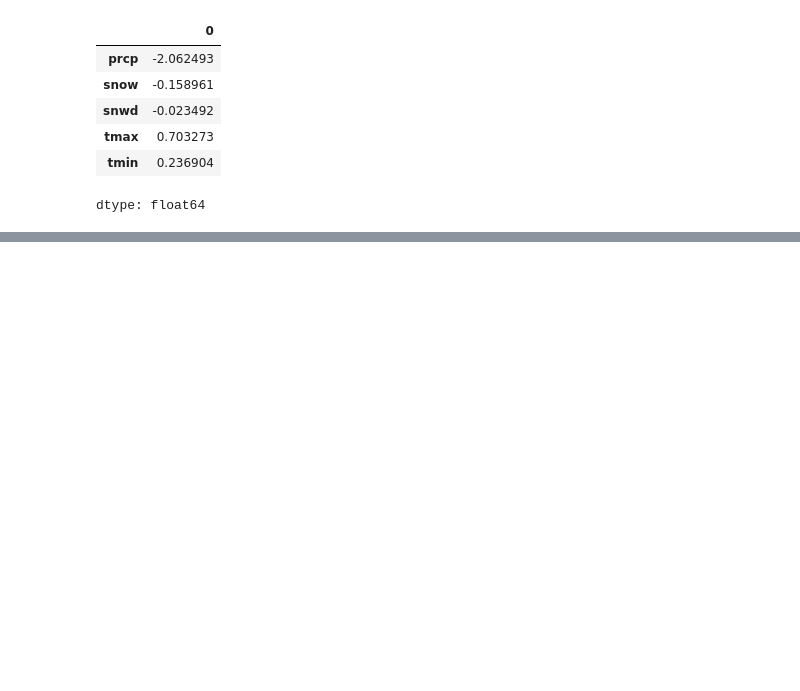
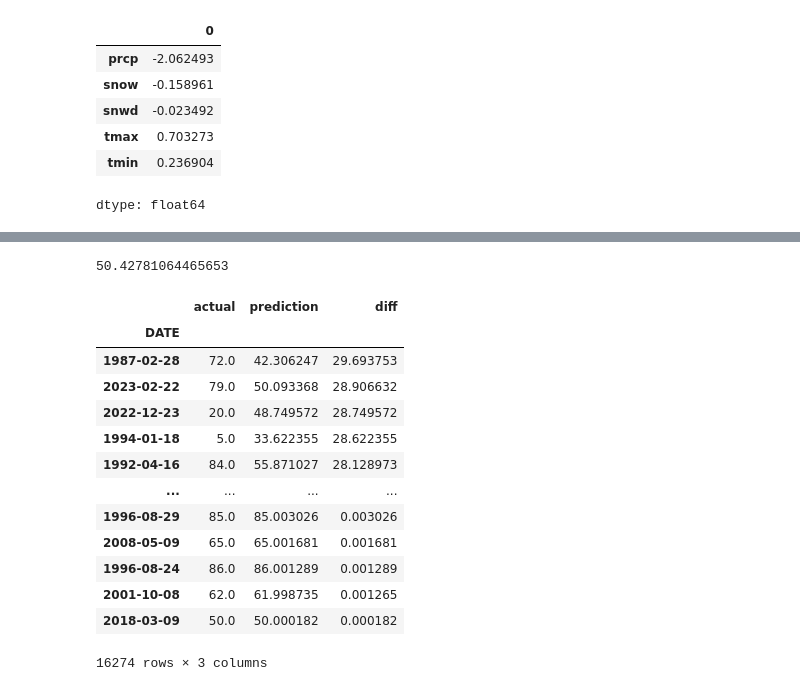
Before and after one commit to Martim35/Weather-Prevision-ML, a Jupyter notebook: Weather_Prevision.ipynb, the cells around one changed output, grey strips where cells are left out. Saved outputs shown, nothing was run; the diff lists cells and outputs as text; code cells hidden in the pictures; blank space fills up the shorter version.

```diff
--- a/Weather_Prevision.ipynb
+++ b/Weather_Prevision.ipynb
@@ -243,0 +246,21 @@ NameError: name 'np' is not defined
+# %%
+mean_squared_error(predictions["actual"], predictions["prediction"])
+# %% [output]
+50.42781064465653
+# %%
+predictions.sort_values("diff", ascending=False)
+# %% [output]
+|  | actual | prediction | diff |
+| DATE |  |  |  |
+| 1987-02-28 | 72.0 | 42.306247 | 29.693753 |
+| 2023-02-22 | 79.0 | 50.093368 | 28.906632 |
+| 2022-12-23 | 20.0 | 48.749572 | 28.749572 |
+| 1994-01-18 | 5.0 | 33.622355 | 28.622355 |
+| 1992-04-16 | 84.0 | 55.871027 | 28.128973 |
+| ... | ... | ... | ... |
+| 1996-08-29 | 85.0 | 85.003026 | 0.003026 |
+| 2008-05-09 | 65.0 | 65.001681 | 0.001681 |
+| 1996-08-24 | 86.0 | 86.001289 | 0.001289 |
+| 2001-10-08 | 62.0 | 61.998735 | 0.001265 |
+| 2018-03-09 | 50.0 | 50.000182 | 0.000182 |
+16274 rows × 3 columns
```
Also changed, not shown: parts of 4 cells of this notebook.
